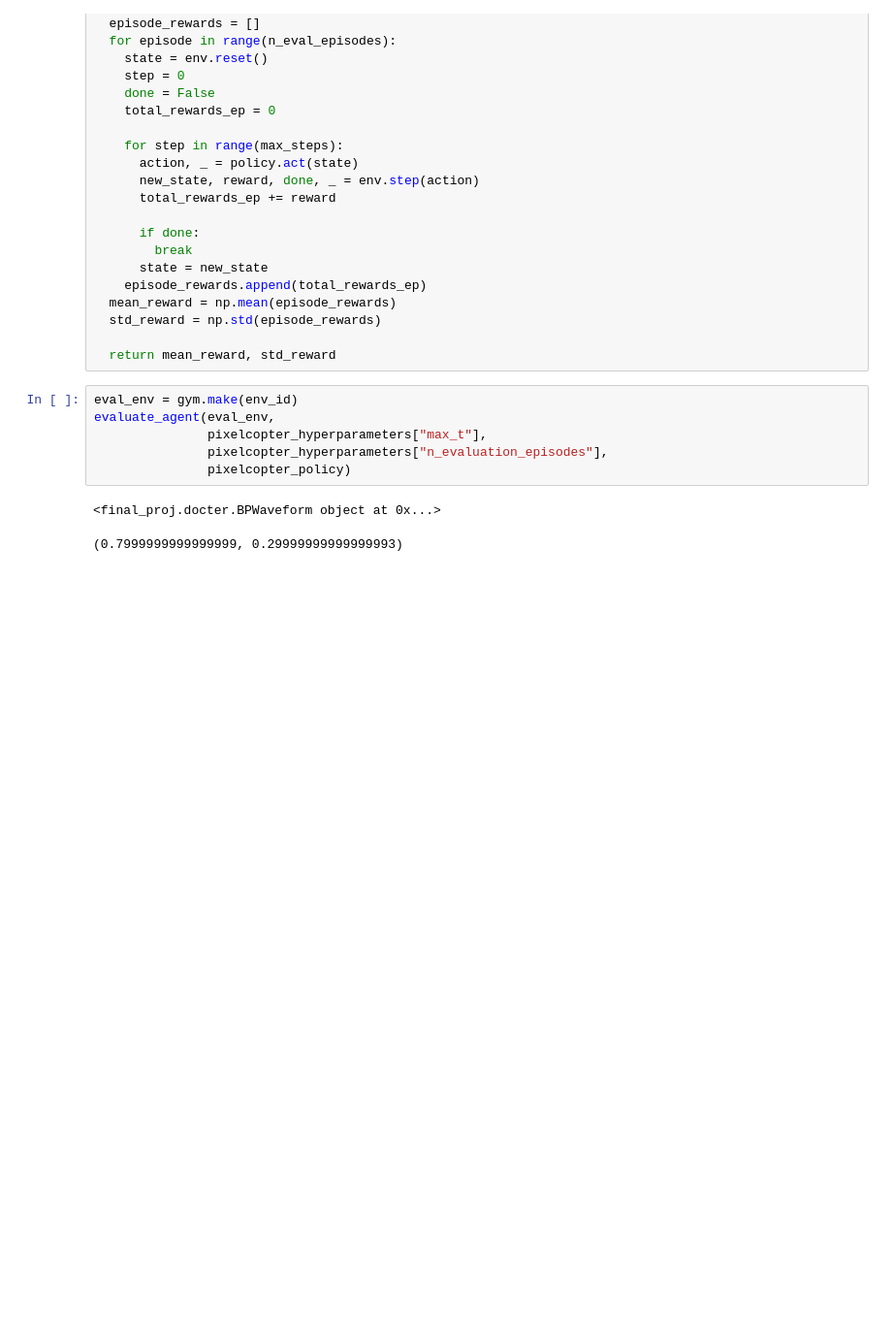
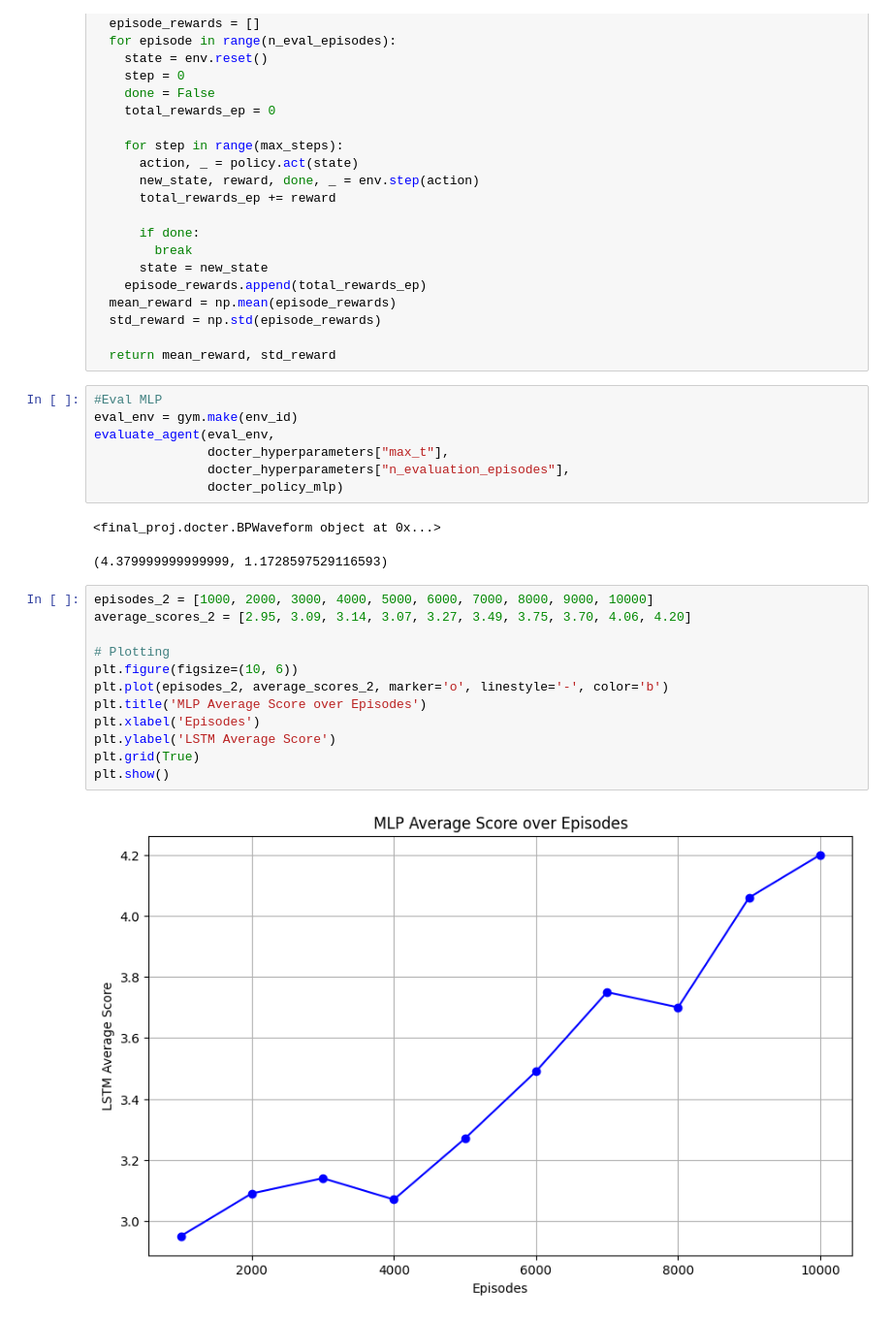
Before and after one commit to StevenXing1/Docter_RL, a Jupyter notebook: final_project.ipynb, the cells around one changed output. Shown at 97% size. Drawn from its saved outputs; the diff is of its cells as text; blank space fills up the shorter version.

```diff
--- a/final_project.ipynb
+++ b/final_project.ipynb
@@ -208,11 +332,26 @@ def evaluate_agent(env, max_steps, n_eval_episodes, policy):
 
   return mean_reward, std_reward
 # %%
+#Eval MLP
 eval_env = gym.make(env_id)
 evaluate_agent(eval_env,
-               pixelcopter_hyperparameters["max_t"],
-               pixelcopter_hyperparameters["n_evaluation_episodes"],
-               pixelcopter_policy)
+               docter_hyperparameters["max_t"],
+               docter_hyperparameters["n_evaluation_episodes"],
+               docter_policy_mlp)
 # %% [output]
 <final_proj.docter.BPWaveform object at 0x...>
-(0.7999999999999999, 0.29999999999999993)
+(4.379999999999999, 1.1728597529116593)
+# %%
+episodes_2 = [1000, 2000, 3000, 4000, 5000, 6000, 7000, 8000, 9000, 10000]
+average_scores_2 = [2.95, 3.09, 3.14, 3.07, 3.27, 3.49, 3.75, 3.70, 4.06, 4.20]
+
+# Plotting
+plt.figure(figsize=(10, 6))
+plt.plot(episodes_2, average_scores_2, marker='o', linestyle='-', color='b')
+plt.title('MLP Average Score over Episodes')
+plt.xlabel('Episodes')
+plt.ylabel('LSTM Average Score')
+plt.grid(True)
+plt.show()
+# %% [output]
+[figure, added]
```
Also changed, not shown: parts of 17 cells of this notebook, 3 other files.
